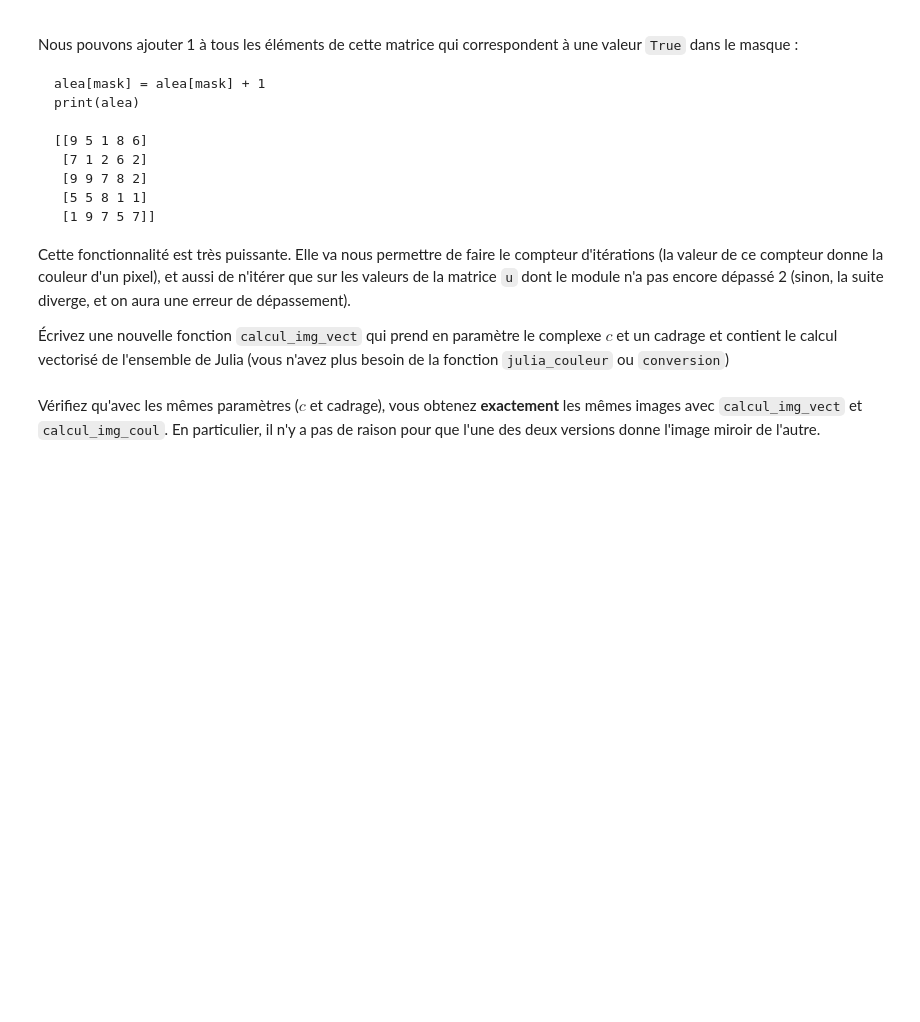
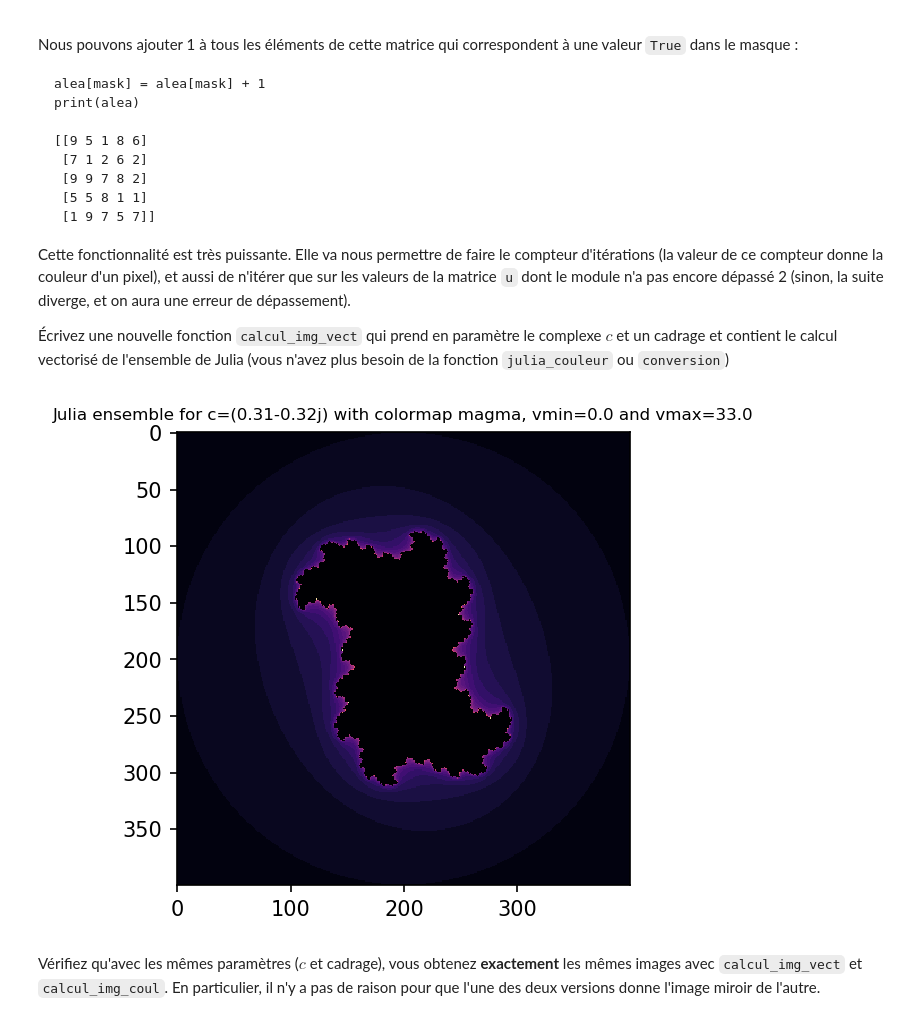
Before and after one commit to yapa-loulou/Julia, a Jupyter notebook: TP_2A_vecto_julia-sujet.ipynb, the cells around one changed output. Saved outputs shown, nothing was run; the diff lists cells and outputs as text; code cells hidden in the pictures; blank space fills up the shorter version.

```diff
--- a/TP_2A_vecto_julia-sujet.ipynb
+++ b/TP_2A_vecto_julia-sujet.ipynb
@@ -466,14 +468,21 @@ Et les deux vecteurs eux-même peuvent être obtenus avec les fonctions `np.ones
 
 Essayez d'obtenir cette matrice en utilisant les opérations proposées (ou autrement si vous connaissez un autre moyen (il y en a)).
 # %%
-size = 5
-ligne = np.linspace(-size/(size-1), size/(size-1), size).reshape((size,1))
-colonne = np.ones((1,size))
-matrice_a = np.outer(colonne, ligne)
-matrice_b = matrice_a.transpose()
-print('Matrice réelle :\n',matrice_a, '\nMatrice imaginaire :\n', matrice_b)
-mat_u = matrice_a + 1j * matrice_b
-print('Matrice complexe :\n',mat_u)
+modify_cadrage_defaut(xmin=-1.25, xmax=1.25, ymin=-1.25, ymax=1.25, width=5, height=5)
+def build_matrice(cadrage, verbose=0):
+    ligne = np.linspace(cadrage['xmin'], cadrage['xmax'], cadrage['width']).reshape((cadrage['width'],1))
+    colonne = np.ones((1,cadrage['height']))
+    matrice_a = np.outer(colonne, ligne)
+    matrice_b = matrice_a.transpose()
+    if verbose:
+        print('Matrice réelle :\n',matrice_a, '\nMatrice imaginaire :\n', matrice_b)
+    mat_u = matrice_a + 1j * matrice_b
+    if verbose:
+        print('Matrice complexe :\n',mat_u)
+    return mat_u
+mat_u = build_matrice(cadrage_defaut, verbose=1)
+modify_cadrage_defaut(xmin=-1.25, xmax=1.25, ymin=-1.25, ymax=1.25, width=400, height=400)
+mat_u = build_matrice(cadrage_defaut)
 # %% [output]
 Matrice réelle :
  [[-1.25  -0.625  0.     0.625  1.25 ]
@@ -561,17 +570,26 @@ def update(mat, c):
     return  np.square(mat) + c
 def get_mask(mat):
     return (abs(mat) < 2)
-# def reshape(mat, cadrage):
-#     scale = complex((xmax-xmin)/width, (ymax-ymin)/height)
-def calcul_img_vect(c: complex, cadrage: dict, N=200) -> np.ndarray:
-    mat = dc(mat_u)
+def calcul_img_vect(c: complex, cadrage: dict, N=200, cmap='magma', mode='parametric', vmin=0, vmax=200) -> np.ndarray:
+    mat = build_matrice(cadrage)
     julia = np.ones(mat.shape)
     for n in range(N):
         mask = get_mask(mat)
         mat[mask] = update(mat[mask], c)
         julia[mask] +=1
     julia[mask] = 0
-    return mat, julia
+    if mode == 'auto':
+        vmin, vmax = julia.min(), julia.max()
+    plt.imshow(julia, cmap=plt.get_cmap(cmap), interpolation='nearest', vmin=vmin, vmax=vmax, aspect='equal')
+    c2 = complex(round(c.real,2), round(c.imag, 2))
+    plt.title(f'Julia ensemble for c={c2} with colormap {cmap}, vmin={vmin} and vmax={vmax}', fontsize=8)
+    plt.show()
+# %%
+modify_cadrage_defaut(xmin=-2, xmax=2, ymin=-2, ymax=2)
+calcul_img_vect(c=get_random_c(5), cadrage=cadrage_defaut, mode='auto')
+#On a bien exactement la même image que plus haut !
+# %% [output]
+[figure, added]
 # %% [markdown]
 Vérifiez qu'avec les mêmes paramètres ($c$ et cadrage), vous obtenez **exactement** les mêmes images avec `calcul_img_vect` et `calcul_img_coul`. En particulier, il n'y a pas de raison pour que l'une des deux versions donne l'image miroir de l'autre.
 # %% [markdown]
```
Also changed, not shown: parts of 15 cells of this notebook.
